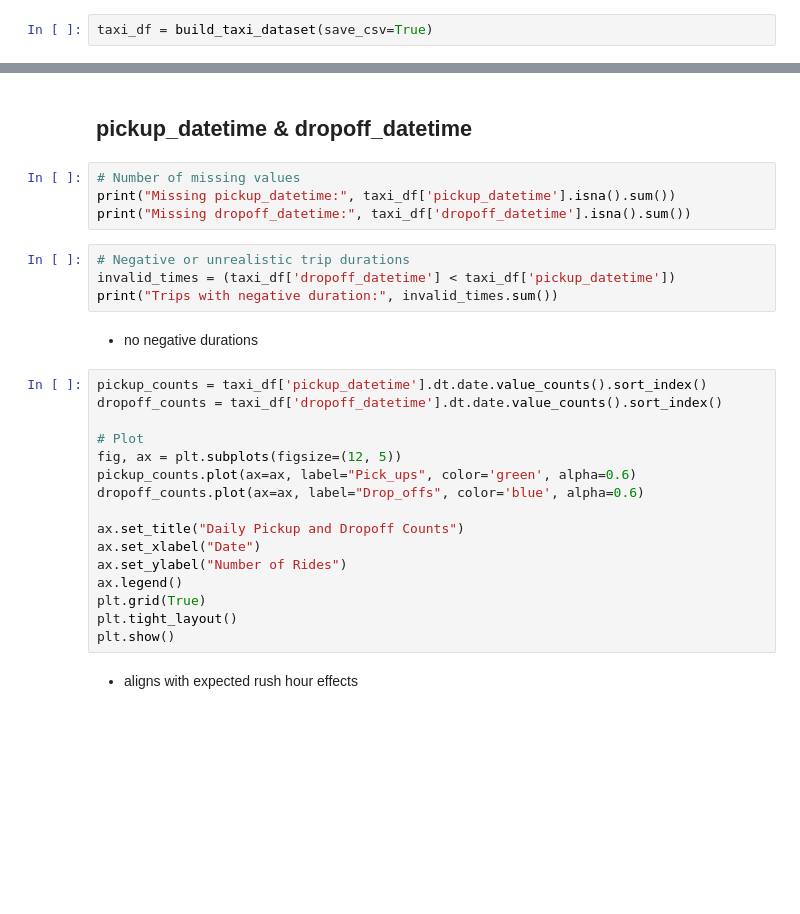
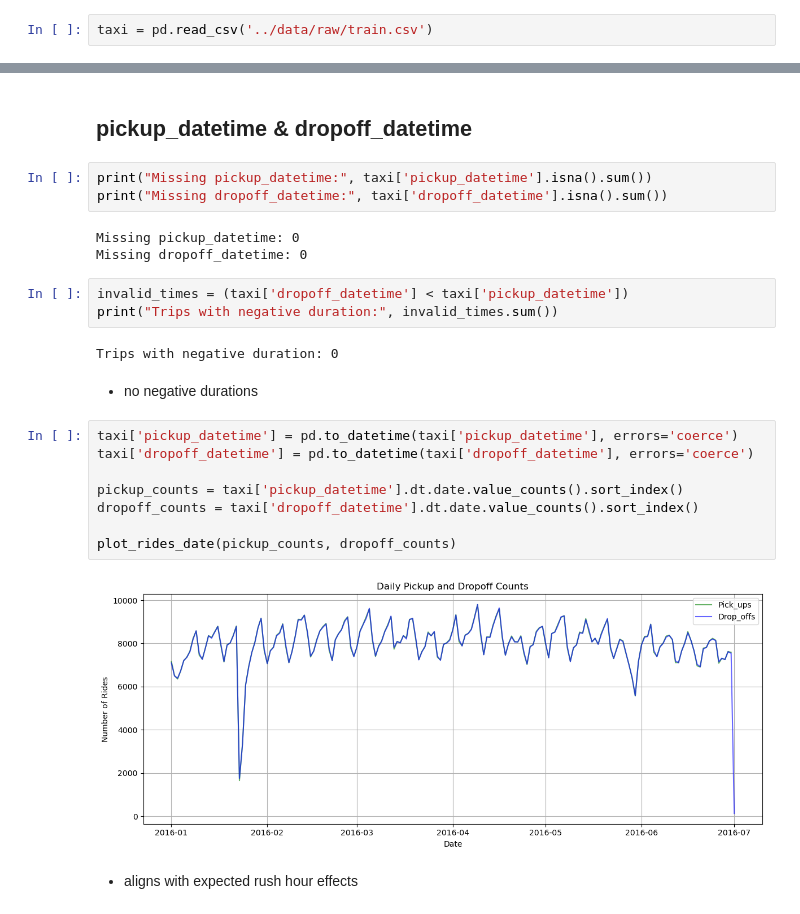
Before and after one commit to Wendo99/NYC-Taxi-Trip-Duration, a Jupyter notebook: notebooks/taxi.ipynb, the cells around one changed output, grey strips where cells are left out. Drawn from its saved outputs; the diff is of its cells as text; blank space fills up the shorter version.

```diff
--- a/notebooks/taxi.ipynb
+++ b/notebooks/taxi.ipynb
@@ -8,5 +17,5 @@ from pipelines.taxi_pipeline import build_taxi_dataset
 # %%
-taxi_df = build_taxi_dataset(save_csv=True)
+taxi = pd.read_csv('../data/raw/train.csv')
 # %% [markdown]
 # EDA Hist / describe
 # %% [markdown]
@@ -37,31 +59,28 @@ taxi_df['vendor_id'].isna().sum()
 # %% [markdown]
 ##  pickup_datetime & dropoff_datetime
 # %%
-# Number of missing values
-print("Missing pickup_datetime:", taxi_df['pickup_datetime'].isna().sum())
-print("Missing dropoff_datetime:", taxi_df['dropoff_datetime'].isna().sum())
+print("Missing pickup_datetime:", taxi['pickup_datetime'].isna().sum())
+print("Missing dropoff_datetime:", taxi['dropoff_datetime'].isna().sum())
+# %% [output]
+Missing pickup_datetime: 0
+Missing dropoff_datetime: 0
 # %%
-# Negative or unrealistic trip durations
-invalid_times = (taxi_df['dropoff_datetime'] < taxi_df['pickup_datetime'])
+invalid_times = (taxi['dropoff_datetime'] < taxi['pickup_datetime'])
 print("Trips with negative duration:", invalid_times.sum())
+# %% [output]
+Trips with negative duration: 0
 # %% [markdown]
 - no negative durations
 # %%
-pickup_counts = taxi_df['pickup_datetime'].dt.date.value_counts().sort_index()
-dropoff_counts = taxi_df['dropoff_datetime'].dt.date.value_counts().sort_index()
+taxi['pickup_datetime'] = pd.to_datetime(taxi['pickup_datetime'], errors='coerce')
+taxi['dropoff_datetime'] = pd.to_datetime(taxi['dropoff_datetime'], errors='coerce')
 
-# Plot
-fig, ax = plt.subplots(figsize=(12, 5))
-pickup_counts.plot(ax=ax, label="Pick_ups", color='green', alpha=0.6)
-dropoff_counts.plot(ax=ax, label="Drop_offs", color='blue', alpha=0.6)
+pickup_counts = taxi['pickup_datetime'].dt.date.value_counts().sort_index()
+dropoff_counts = taxi['dropoff_datetime'].dt.date.value_counts().sort_index()
 
-ax.set_title("Daily Pickup and Dropoff Counts")
-ax.set_xlabel("Date")
-ax.set_ylabel("Number of Rides")
-ax.legend()
-plt.grid(True)
-plt.tight_layout()
-plt.show()
+plot_rides_date(pickup_counts, dropoff_counts)
+# %% [output]
+[figure, added]
 # %% [markdown]
 - aligns with expected rush hour effects
 # %% [markdown]
```
Also changed, not shown: parts of 19 cells of this notebook, 34 other files.
